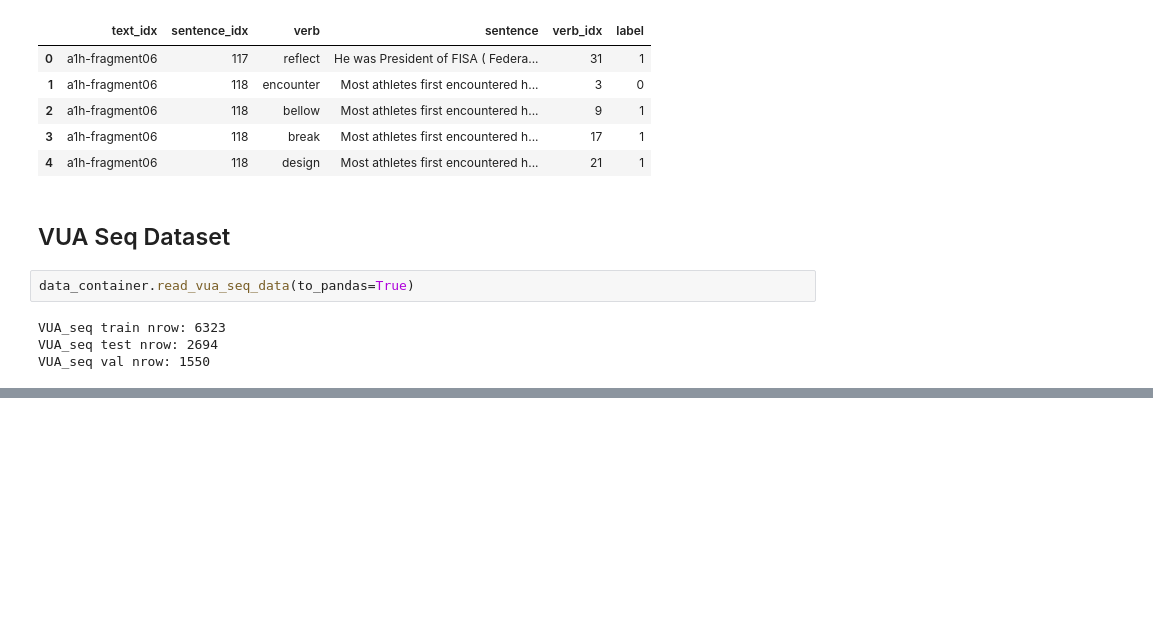
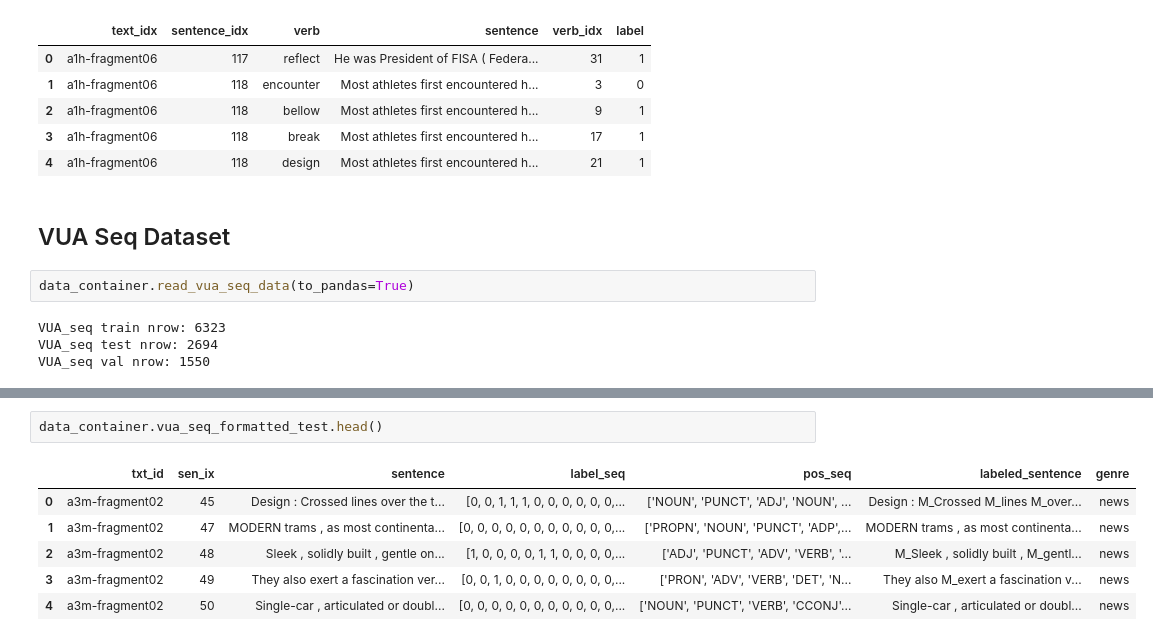
Before and after one commit to cmsc-25700/metaphor-detection, a Jupyter notebook: notebooks/Explore Datasets.ipynb, the cells around one changed output, grey strips where cells are left out. Cells and saved outputs as stored; diff of their text form; blank space fills up the shorter version.

```diff
--- a/notebooks/Explore Datasets.ipynb
+++ b/notebooks/Explore Datasets.ipynb
@@ -173,0 +179,9 @@ data_container.vua_seq_formatted_train.head()
+# %%
+data_container.vua_seq_formatted_test.head()
+# %% [output]
+|  | txt_id | sen_ix | sentence | label_seq | pos_seq | labeled_sentence | genre |
+| 0 | a3m-fragment02 | 45 | Design : Crossed lines over the t... | [0, 0, 1, 1, 1, 0, 0, 0, 0, 0, 0,... | ['NOUN', 'PUNCT', 'ADJ', 'NOUN', ... | Design : M_Crossed M_lines M_over... | news |
+| 1 | a3m-fragment02 | 47 | MODERN trams , as most continenta... | [0, 0, 0, 0, 0, 0, 0, 0, 0, 0, 0,... | ['PROPN', 'NOUN', 'PUNCT', 'ADP',... | MODERN trams , as most continenta... | news |
+| 2 | a3m-fragment02 | 48 | Sleek , solidly built , gentle on... | [1, 0, 0, 0, 0, 1, 1, 0, 0, 0, 0,... | ['ADJ', 'PUNCT', 'ADV', 'VERB', '... | M_Sleek , solidly built , M_gentl... | news |
+| 3 | a3m-fragment02 | 49 | They also exert a fascination ver... | [0, 0, 1, 0, 0, 0, 0, 0, 0, 0, 0,... | ['PRON', 'ADV', 'VERB', 'DET', 'N... | They also M_exert a fascination v... | news |
+| 4 | a3m-fragment02 | 50 | Single-car , articulated or doubl... | [0, 0, 0, 0, 0, 0, 0, 0, 0, 0, 0,... | ['NOUN', 'PUNCT', 'VERB', 'CCONJ'... | Single-car , articulated or doubl... | news |
```
Also changed, not shown: parts of 2 cells of this notebook, 2 other files.
